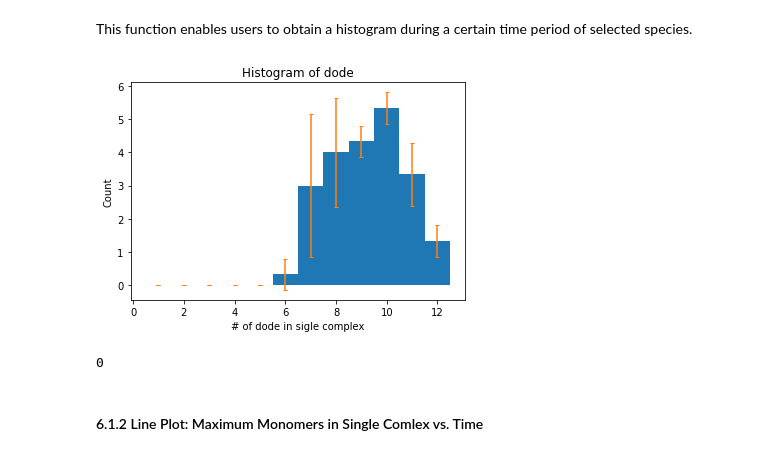
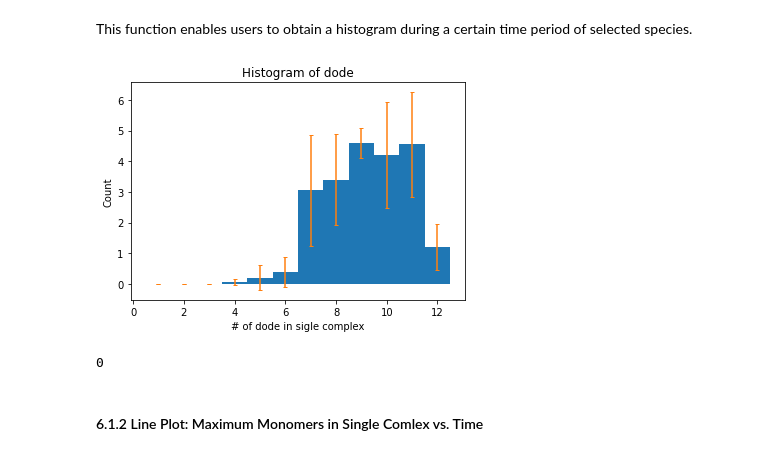
Before and after one commit to jonathanfischer97/ionerdss, a Jupyter notebook: Tutorial/SingleComponentTutorial/ioNERDSSTutorialSingle.ipynb, the cells around one changed output. Saved outputs shown, nothing was run; the diff lists cells and outputs as text; code cells hidden in the pictures.

```diff
--- a/Tutorial/SingleComponentTutorial/ioNERDSSTutorialSingle.ipynb
+++ b/Tutorial/SingleComponentTutorial/ioNERDSSTutorialSingle.ipynb
@@ -96,10 +96,10 @@ The model for the simulation results used for this analysis section below is dod
 # %% [markdown]
 This function enables users to obtain a histogram during a certain time period of selected species.
 # %%
-io.hist(FileName = 'histogram_complexes_time.dat', FileNum = 3, \
-        InitialTime = 0.9, FinalTime = 1.0, SpeciesName = 'dode')
+io.hist(FileName = 'histogram_complexes_time.dat', FileNum = 5, \
+        InitialTime = 0.8, FinalTime = 1.0, SpeciesName = 'dode')
 # %% [output]
-[figure, old version]
+[figure, new version]
 0
 # %% [markdown]
 #### 6.1.2 Line Plot: Maximum Monomers in Single Comlex vs. Time
```
Also changed, not shown: parts of 17 cells of this notebook, 9 other files.
